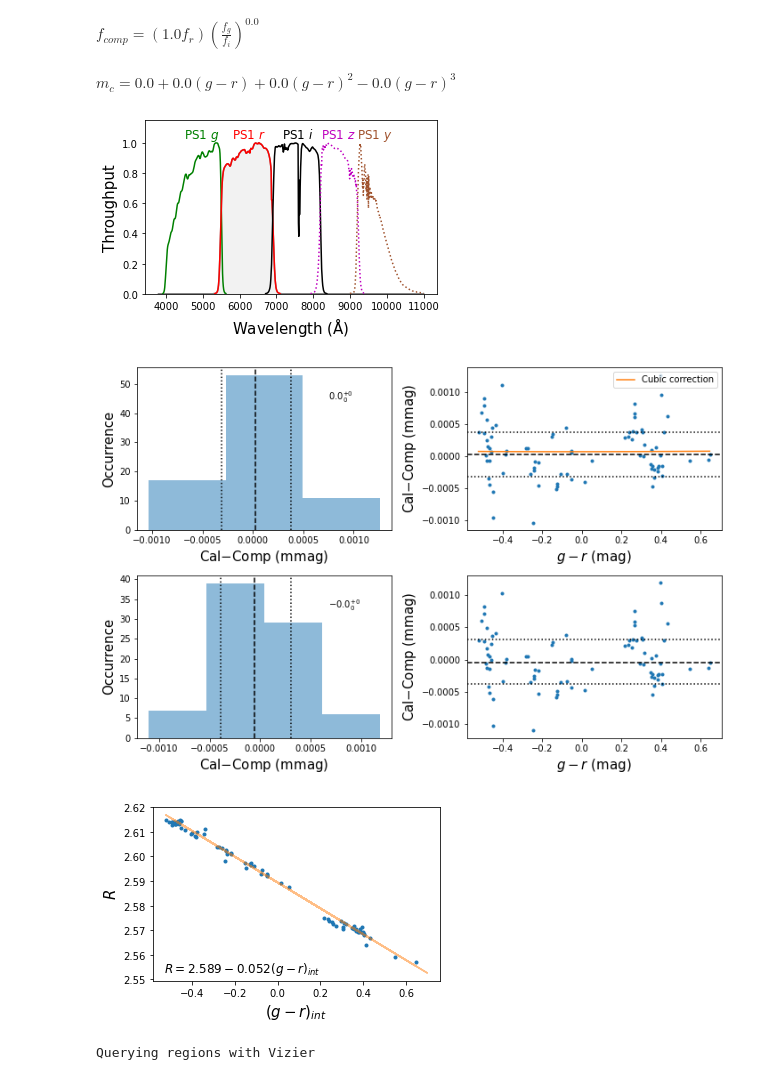
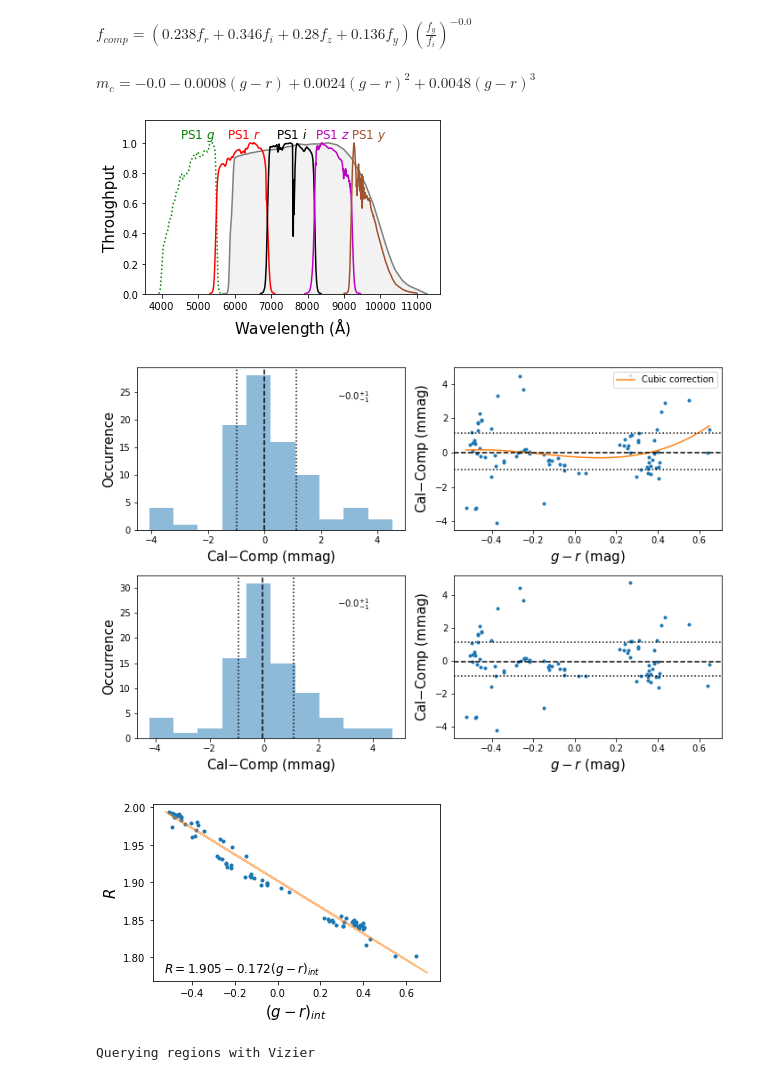
Before and after one commit to CheerfulUser/calibrimbore, a Jupyter notebook: development/tester.ipynb, the cells around one changed output. Saved outputs shown, nothing was run; the diff lists cells and outputs as text; code cells hidden in the pictures.

```diff
--- a/development/tester.ipynb
+++ b/development/tester.ipynb
@@ -7,14 +7,14 @@ import matplotlib.pyplot as plt
 # %%
 filt = '/Users/rridden/Documents/work/code/source_synphot/source_synphot/passbands/Kepler/Kepler_k.dat'
 filt = '/Users/rridden/Documents/work/code/source_synphot/source_synphot/passbands/TESS/tess.dat'
-filt = '/Users/rridden/Documents/work/code/source_synphot/source_synphot/passbands/keplercam/r_filt_tonry.txt'
+#filt = '/Users/rridden/Documents/work/code/source_synphot/source_synphot/passbands/keplercam/r_filt_tonry.txt'
 ring = cal.sauron(band=filt,plot=True,system='ab',gr_lims=[-1,.8],cubic_corr=True)
 # %% [output]
-$\displaystyle f_{comp}=\left(1.0f_r\right)\left( \frac{f_g}{f_i}\right)^{0.0}$
+$\displaystyle f_{comp}=\left(0.238f_r+0.346f_i+0.28f_z+0.136f_y\right)\left( \frac{f_g}{f_i}\right)^{-0.0}$
-$\displaystyle m_c=0.0+0.0(g-r)+0.0(g-r)^2-0.0(g-r)^3$
+$\displaystyle m_c=-0.0-0.0008(g-r)+0.0024(g-r)^2+0.0048(g-r)^3$
-[figure, old version]
+[figure, new version]
-[figure, old version]
+[figure, new version]
-[figure, old version]
+[figure, new version]
 # %%
 from astropy.coordinates import SkyCoord
 from astropy.coordinates import SkyCoord, Angle
```
Also changed, not shown: 2 other files.
